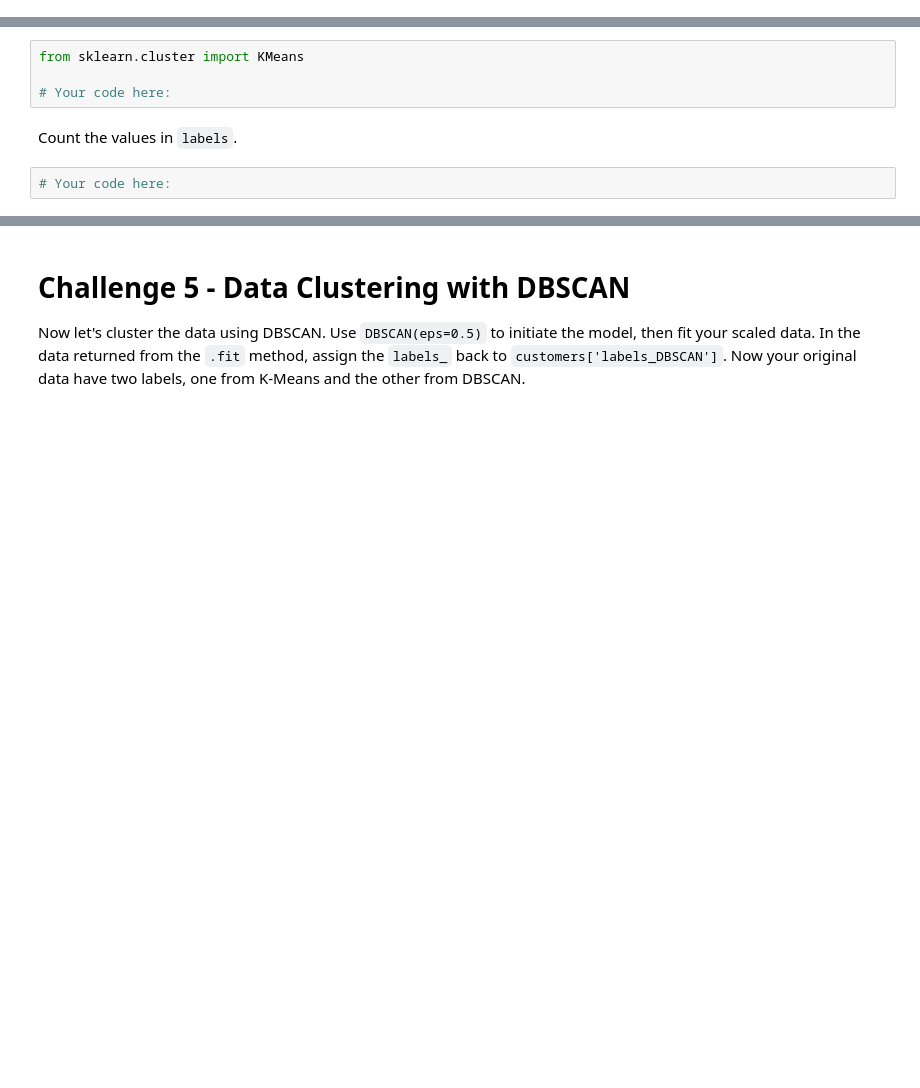
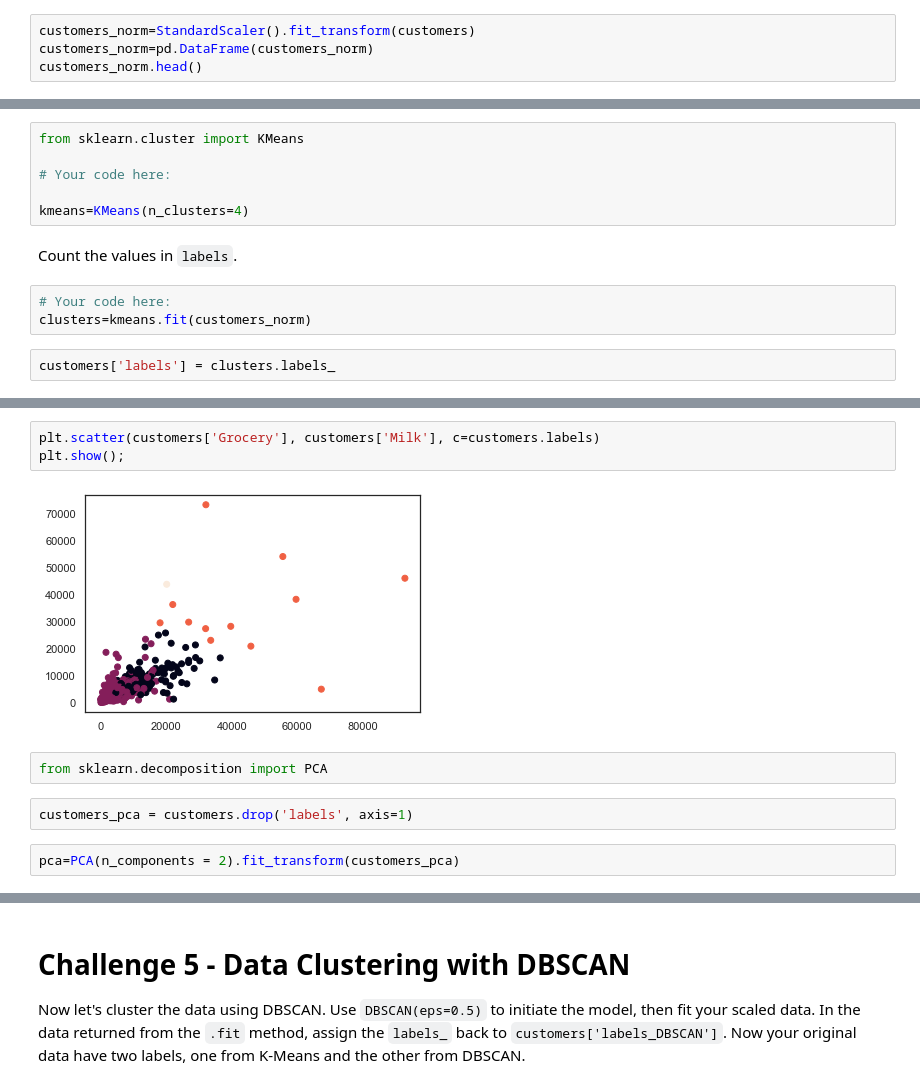
Before and after one commit to Ironhack-Data-Madrid-Mayo-2022/7.4-lab-unsupervised-learning, a Jupyter notebook: your-code/main.ipynb, the cells around one changed output, grey strips where cells are left out. Cells and saved outputs as stored; diff of their text form; blank space fills up the shorter version.

```diff
--- a/your-code/main.ipynb
+++ b/your-code/main.ipynb
@@ -75,0 +149,4 @@ If your conclusion from the previous challenge is the data need cleaning/transfo
+# %%
+customers_norm=StandardScaler().fit_transform(customers)
+customers_norm=pd.DataFrame(customers_norm)
+customers_norm.head()
@@ -97,7 +175,12 @@ Now let's cluster the data with K-Means first. Initiate the K-Means model, then
 from sklearn.cluster import KMeans
 
 # Your code here:
+
+kmeans=KMeans(n_clusters=4)
 # %% [markdown]
 Count the values in `labels`.
 # %%
 # Your code here:
+clusters=kmeans.fit(customers_norm)
+# %%
+customers['labels'] = clusters.labels_
@@ -103,0 +196,11 @@ Count the values in `labels`.
+# %%
+plt.scatter(customers['Grocery'], customers['Milk'], c=customers.labels)
+plt.show();
+# %% [output]
+[figure, added]
+# %%
+from sklearn.decomposition import PCA
+# %%
+customers_pca = customers.drop('labels', axis=1)
+# %%
+pca=PCA(n_components = 2).fit_transform(customers_pca)
```
Also changed, not shown: parts of 22 cells of this notebook.
